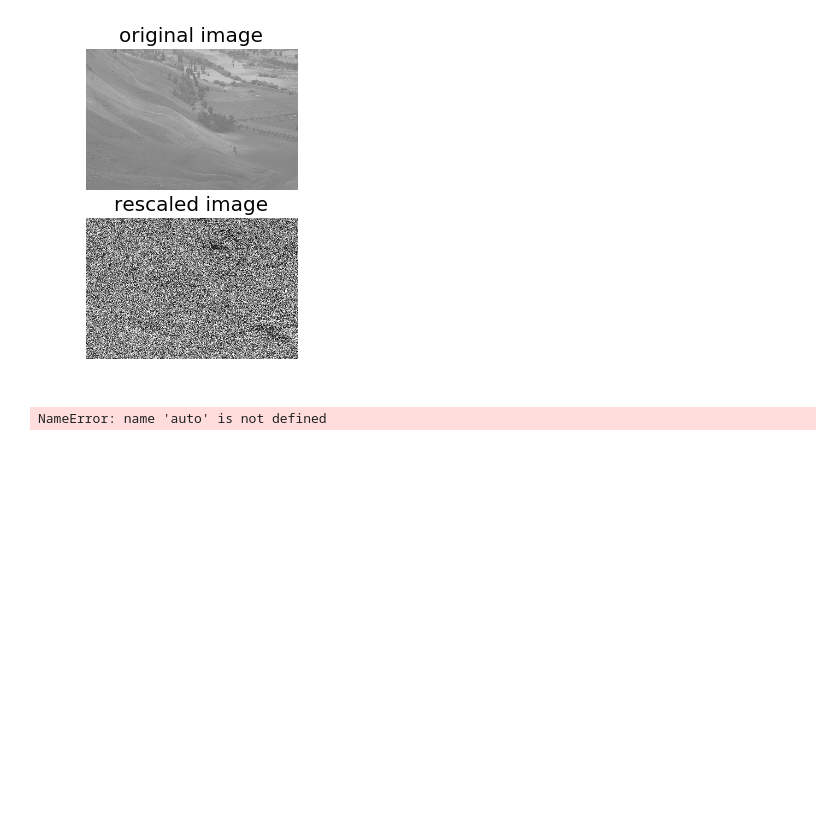
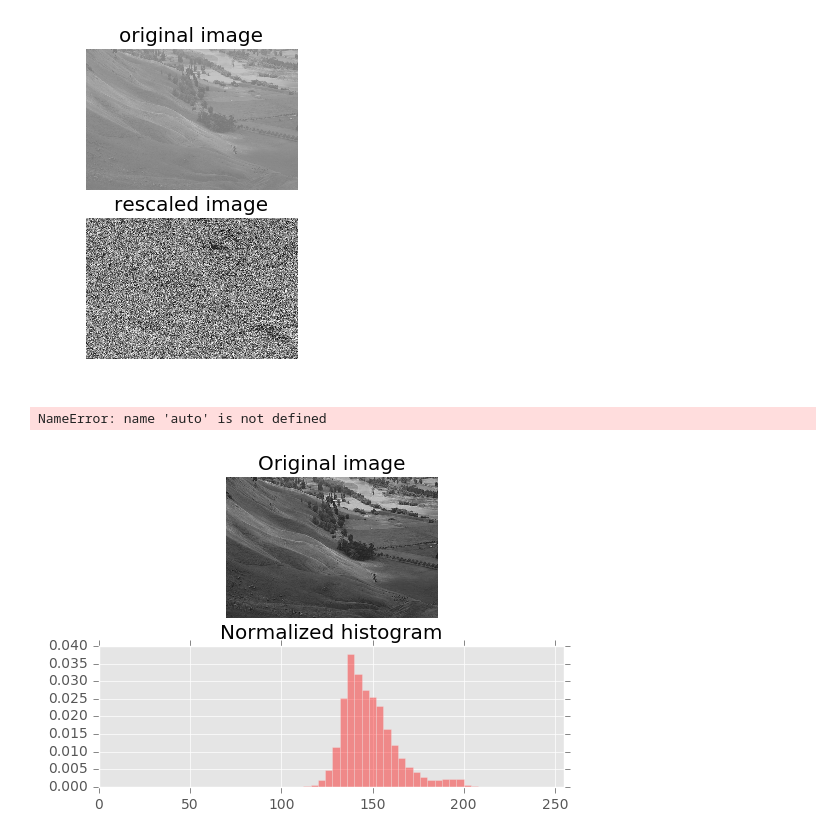
Before and after one commit to e-arslan/Python-Courses, a Jupyter notebook: Introduction to Data Visualization with Python.ipynb, the cells around one changed output. Saved outputs shown, nothing was run; the diff lists cells and outputs as text; code cells hidden in the pictures; blank space fills up the shorter version.

```diff
--- a/Introduction to Data Visualization with Python.ipynb
+++ b/Introduction to Data Visualization with Python.ipynb
@@ -1262,0 +1284,31 @@ plt.show()
+# %%
+# For grayscale images, various image processing algorithms use an image histogram. Recall that an
+# image is a two-dimensional array of numerical intensities. An image histogram, then, is computed
+# by counting the occurences of distinct pixel intensities over all the pixels in the image.
+
+# For this exercise, you will load an unequalized low contrast image of Hawkes Bay, New Zealand
+# (originally by Phillip Capper, modified by User:Konstable, via Wikimedia Commons, CC BY 2.0).
+# You will plot the image and use the pixel intensity values to plot a normalized histogram of pixel intensities.
+
+# Load the image into an array: image
+image = plt.imread('640px-Unequalized_Hawkes_Bay_NZ.jpg')
+
+# Display image in top subplot using color map 'gray'
+plt.subplot(2,1,1)
+plt.title('Original image')
+plt.axis('off')
+plt.imshow(image, cmap = 'gray')
+
+# Flatten the image into 1 dimension: pixels
+pixels = image.flatten()
+
+# Display a histogram of the pixels in the bottom subplot
+plt.subplot(2,1,2)
+plt.xlim((0,255))
+plt.title('Normalized histogram')
+plt.hist(pixels, bins = 64, range = (0,256), normed= True, color = 'red', alpha =0.4)
+
+# Display the plot
+plt.show()
+# %% [output]
+[figure, added]
```
Also changed, not shown: parts of 1 cell of this notebook.
